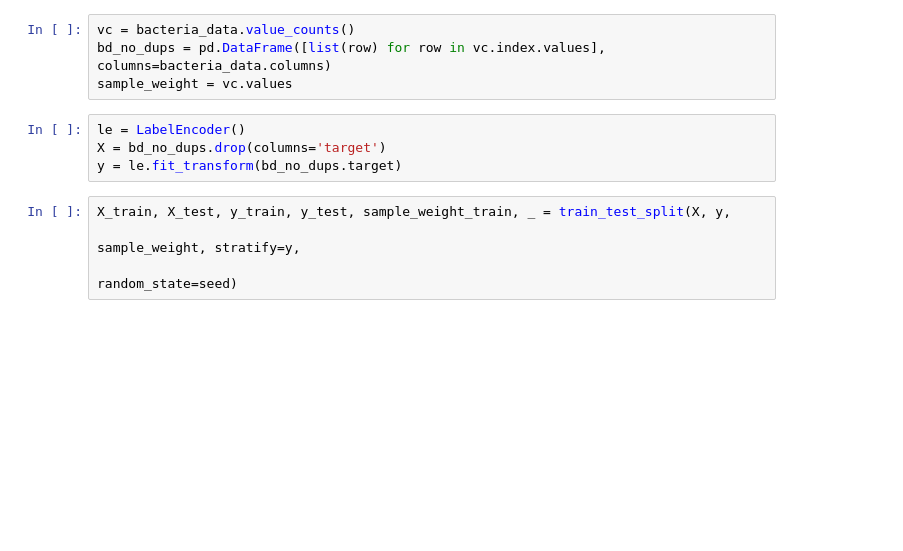
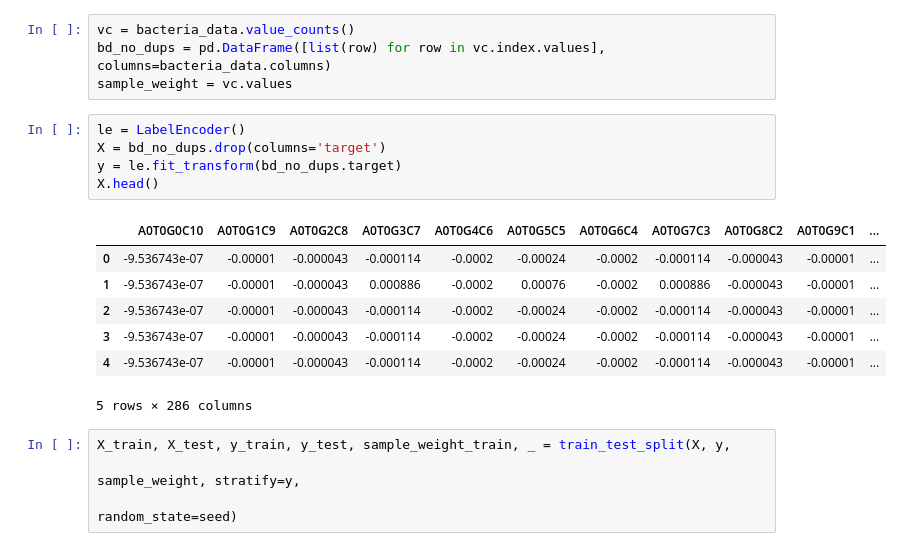
Before and after one commit to robinonsay/tps-feb-2022, a Jupyter notebook: tpsfeb22.ipynb, the cells around one changed output. Drawn from its saved outputs; the diff is of its cells as text; blank space fills up the shorter version.

```diff
--- a/tpsfeb22.ipynb
+++ b/tpsfeb22.ipynb
@@ -81,7 +82,16 @@ sample_weight = vc.values
 # %%
 le = LabelEncoder()
 X = bd_no_dups.drop(columns='target')
 y = le.fit_transform(bd_no_dups.target)
+X.head()
+# %% [output]
+|  | A0T0G0C10 | A0T0G1C9 | A0T0G2C8 | A0T0G3C7 | A0T0G4C6 | A0T0G5C5 | A0T0G6C4 | A0T0G7C3 | A0T0G8C2 | A0T0G9C1 | ... |
+| 0 | -9.536743e-07 | -0.00001 | -0.000043 | -0.000114 | -0.0002 | -0.00024 | -0.0002 | -0.000114 | -0.000043 | -0.00001 | ... |
+| 1 | -9.536743e-07 | -0.00001 | -0.000043 | 0.000886 | -0.0002 | 0.00076 | -0.0002 | 0.000886 | -0.000043 | -0.00001 | ... |
+| 2 | -9.536743e-07 | -0.00001 | -0.000043 | -0.000114 | -0.0002 | -0.00024 | -0.0002 | -0.000114 | -0.000043 | -0.00001 | ... |
+| 3 | -9.536743e-07 | -0.00001 | -0.000043 | -0.000114 | -0.0002 | -0.00024 | -0.0002 | -0.000114 | -0.000043 | -0.00001 | ... |
+| 4 | -9.536743e-07 | -0.00001 | -0.000043 | -0.000114 | -0.0002 | -0.00024 | -0.0002 | -0.000114 | -0.000043 | -0.00001 | ... |
+5 rows × 286 columns
 # %%
 X_train, X_test, y_train, y_test, sample_weight_train, _ = train_test_split(X, y,
                                                                             sample_weight, stratify=y,
```
Also changed, not shown: parts of 7 cells of this notebook, 1 other file.
